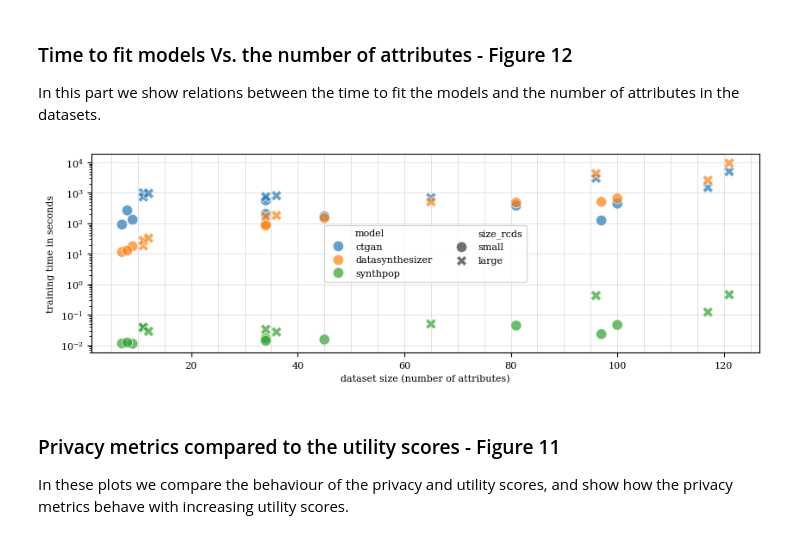
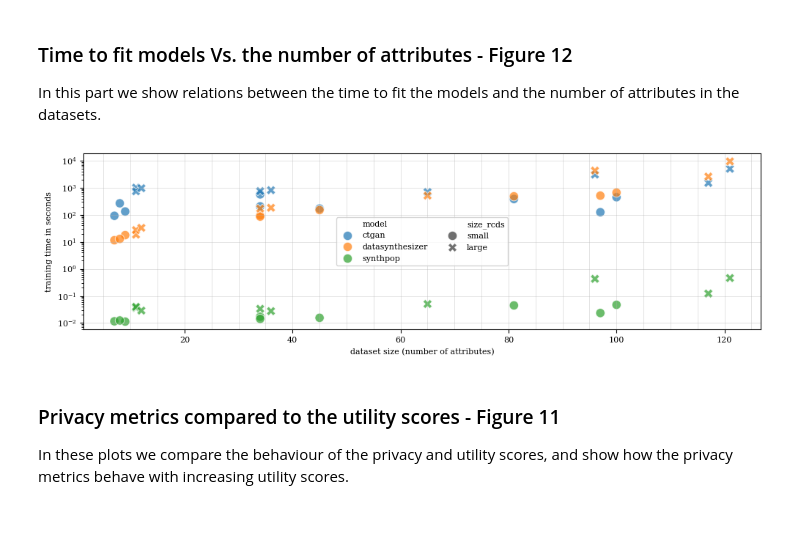
Before and after one commit to schneiderkamplab/syntheval-model-benchmark-example, a Jupyter notebook: syntheval_model_benchmark.ipynb, the cells around one changed output. Drawn from its saved outputs; the diff is of its cells as text; code cells hidden in the pictures.

Commit message:
update figure 12

```diff
--- a/syntheval_model_benchmark.ipynb
+++ b/syntheval_model_benchmark.ipynb
@@ -252,35 +252,35 @@ In this part we show relations between the time to fit the models and the number
 # %%
 import pandas as pd
 import seaborn as sns
 import matplotlib.pyplot as plt
 
 rcp = {'font.size': 8, 'font.family': 'serif'}
 plt.rcParams.update(**rcp)
 
 global_res = pd.read_csv('evaluation_results.csv')
 
 dataset_number_of_attributes = {'diabetes': 9,'penguins': 7,'titanic': 8,'cervical_cancer': 34,'derm': 34,'spect': 45,'diabetic_mellitus': 97,'mice_protein': 81,'spectrometer': 100,'space_titanic': 11,
                                 'stroke': 11,'winequality': 12,'cardiotocography': 36,'one_hundred_plants': 65,'steel_faults': 34,'bankruptcy': 96,'speed_dating': 121,'yeast_ml8': 117}
 global_res['num_atts'] = global_res['dataset'].map(dataset_number_of_attributes)
 
 ### Plotting
 fig, ax = plt.subplots(figsize=(10, 3))
 sns.scatterplot(data=global_res, x='num_atts', y='time', hue='model',style='size_rcds',palette='tab10', alpha=0.7,s=80, ax=ax)
 
 ax.minorticks_on()
 ax.xaxis.set_tick_params(which='minor', bottom=False)
 ax.grid(True, which='major', linestyle='-', linewidth='0.5', alpha=0.5)
 ax.grid(True, axis="x", which='minor', linestyle='-', linewidth='0.5', alpha=0.5)
 ax.legend(loc='center', ncol=2)
 ax.set_yscale('log')
 
 plt.xlabel('dataset size (number of attributes)')
 plt.ylabel('training time in seconds')
-
+plt.tight_layout()
 plt.savefig('scatterplot_of_training_times.pdf')
 plt.show()
 # %% [output]
-[figure, old version]
+[figure, new version]
 # %% [markdown]
 ### Privacy metrics compared to the utility scores - Figure 11
 In these plots we compare the behaviour of the privacy and utility scores, and show how the privacy metrics behave with increasing utility scores.
```
Also changed, not shown: 1 other file.
